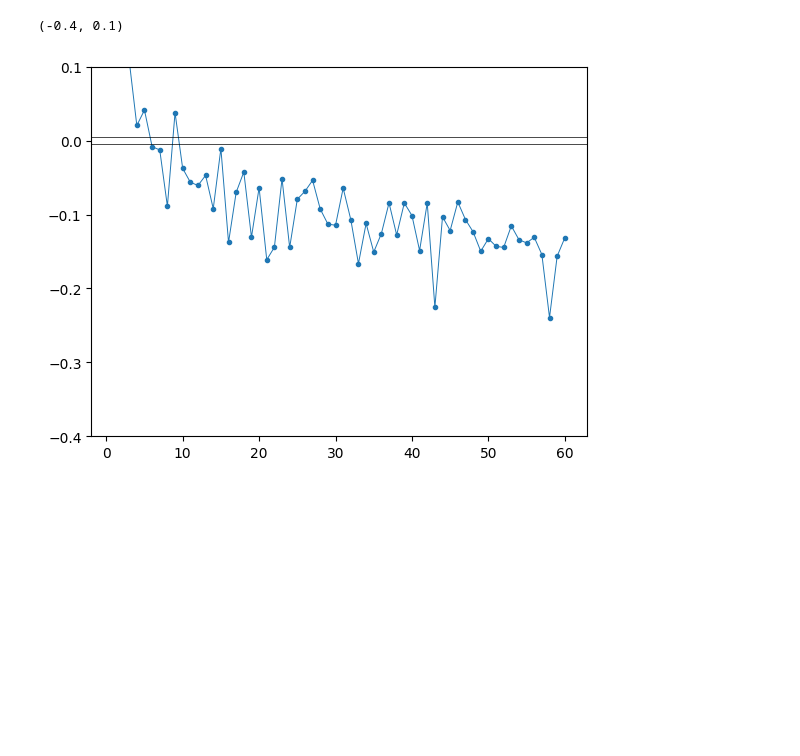
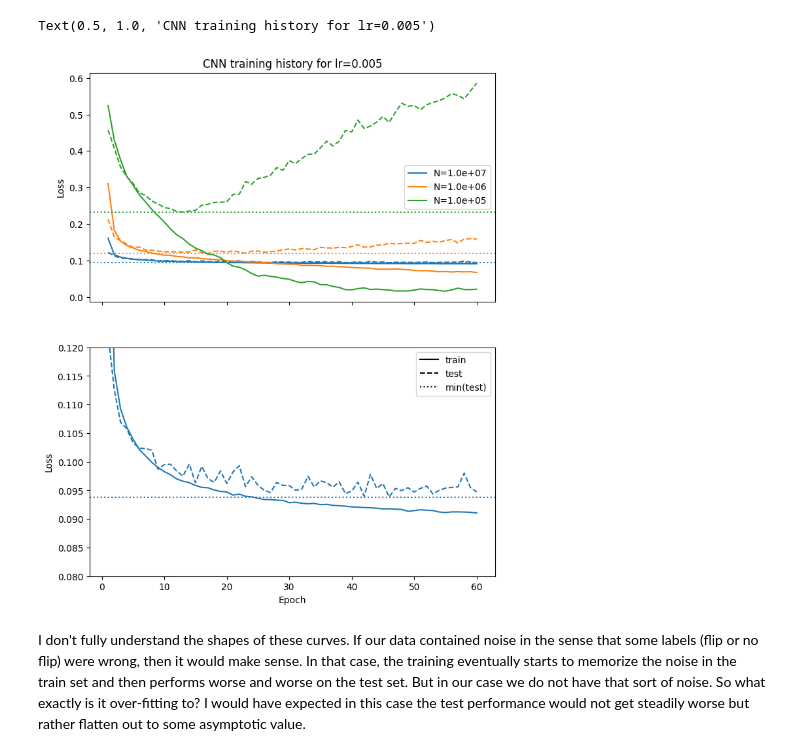
Before and after one commit to rjanish/FNAL-QCDecodingTests, a Jupyter notebook: check-training-results.ipynb, the cells around one changed output. Saved outputs shown, nothing was run; the diff lists cells and outputs as text; code cells hidden in the pictures; blank space fills up the shorter version.

Commit message:
training summary file

```diff
--- a/check-training-results.ipynb
+++ b/check-training-results.ipynb
@@ -40,10 +50,0 @@ ax.set_ylim(0.09, 0.105)
-# %%
-fig, ax = plt.subplots(1)
-select = np.argwhere(np.isclose(lr, 0.005) & np.isclose(N, 10**7))[0][0]
-h = history[select]
-epochs = np.arange(1, len(h['loss']) + 1)
-ax.plot(epochs, 100*(1 - np.asarray(h["accuracy"])), label="N=10^7",
-        linewidth=0.7, marker='.')
-ax.plot(epochs, 100*(1 - np.asarray(h["val_accuracy"])), label="N=10^7",
-        linewidth=0.7, marker='.')
-ax.set_ylim(3.3, 4)
@@ -53,13 +51,31 @@ ax.set_ylim(3.3, 4)
-# %%
-fig, ax = plt.subplots(1)
-select = np.argwhere(np.isclose(lr, 0.005) & np.isclose(N, 10**7))[0][0]
-h = history[select]
-epochs = np.arange(1, len(h['loss']) + 1)
-ax.plot(epochs, 100*(np.asarray(h["val_accuracy"]) - np.asarray(h["accuracy"])), label="N=10^7",
-        linewidth=0.7, marker='.')
-ax.axhline(0.005, color='black', linewidth=0.5)
-ax.axhline(-0.005, color='black', linewidth=0.5)
-ax.set_ylim(-0.4, 0.1)
-# %% [output]
-(-0.4, 0.1)
-[figure, removed]
+# %%
+epochs = np.arange(1, history.shape[0]+1)
+fix_lr = 0.005
+
+fig, [ax_full, ax_zoom] = plt.subplots(2, 1, figsize=(8, 10), sharex=True)
+for N in history.columns.unique('N'):
+    axes = [ax_full, ax_zoom] if N == 10**7 else [ax_full]
+    for ax_i, ax in enumerate(axes):
+        lines = ax.plot(epochs, history.loc[:, sl[fix_lr, N, 'loss']],
+                        linestyle='solid',
+                        label=f"N={N:0.1e}" if ax_i==0 else None)
+        color = lines[-1].get_color()
+        lines = ax.plot(epochs, history.loc[:, sl[fix_lr, N, 'val_loss']],
+                        linestyle='dashed', color=color)
+        ax.axhline(history.loc[:, sl[fix_lr, N, 'val_loss']].min(),
+                color=color, linestyle='dotted')
+ax_full.legend()
+ax_zoom.plot([], [], color='black', linestyle='solid', label='train')
+ax_zoom.plot([], [], color='black', linestyle='dashed', label='test')
+ax_zoom.plot([], [], color='black', linestyle='dotted', label='min(test)')
+ax_zoom.legend()
+ax_zoom.set_ylim(0.08, 0.12)
+ax_full.set_ylabel("Loss")
+ax_zoom.set_ylabel("Loss")
+ax_zoom.set_xlabel("Epoch")
+ax_full.set_title(f"CNN training history for lr={fix_lr}")
+# %% [output]
+Text(0.5, 1.0, 'CNN training history for lr=0.005')
+[figure, added]
+# %% [markdown]
+I don't fully understand the shapes of these curves.  If our data contained noise in the sense that some labels (flip or no flip) were wrong, then it would make sense.  In that case, the training eventually starts to memorize the noise in the train set and then performs worse and worse on the test set.  But in our case we do not have that sort of noise.  So what exactly is it over-fitting to?  I would have expected in this case the test performance would not get steadily worse but rather flatten out to some asymptotic value.
```
Also changed, not shown: parts of 19 cells of this notebook, 1 other file.
